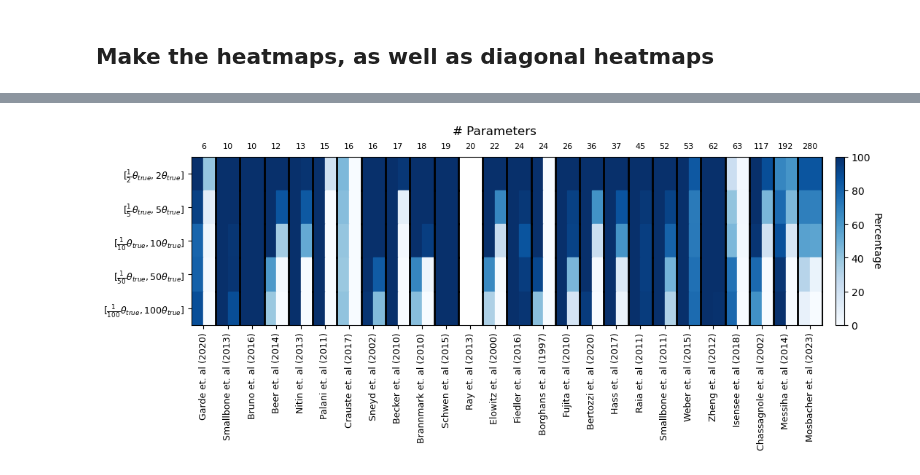
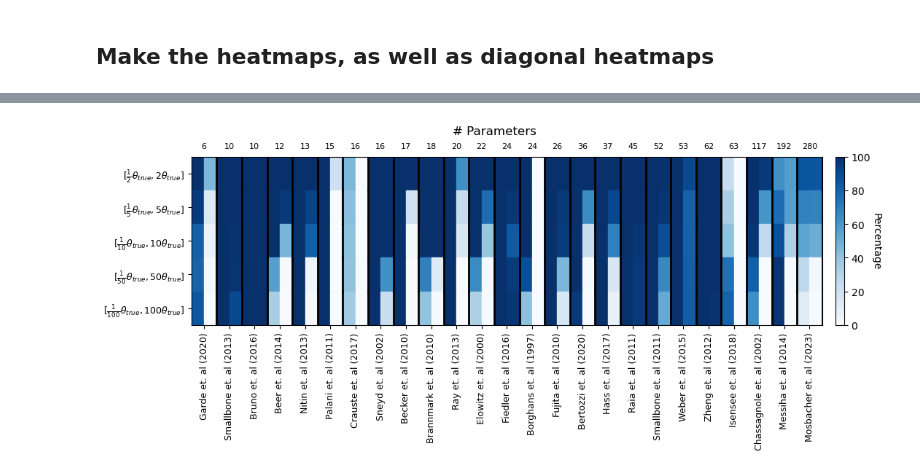
Before and after one commit to mahdi-shafiei/jaxkineticmodel, a Jupyter notebook: scripts/experiments/110924_ANALYSIS_parameterization_analysis_SBML.ipynb, the cells around one changed output, grey strips where cells are left out. Cells and saved outputs as stored; diff of their text form; code cells hidden in the pictures.

```diff
--- a/scripts/experiments/110924_ANALYSIS_parameterization_analysis_SBML.ipynb
+++ b/scripts/experiments/110924_ANALYSIS_parameterization_analysis_SBML.ipynb
@@ -325,3 +331,8 @@ sorted_model_names=list(pd.Series(n_parameter).sort_values().keys())
 heatmap_array_init=heatmap_array_init.reindex(sorted_model_names,axis=1)
 heatmap_array_succes=heatmap_array_succes.reindex(sorted_model_names,axis=1)
 sorted_params=list(pd.Series(n_parameter).sort_values().values)
+
+heatmap_array_init=heatmap_array_init.drop('Schwen_PONE2014',axis=1)
+heatmap_array_succes=heatmap_array_succes.drop('Schwen_PONE2014',axis=1)
+# n_parameter.pop("Schwen_PONE2014")
+sorted_params=list(pd.Series(n_parameter).sort_values().values)
@@ -373,33 +407,35 @@ for i in range(nrows):
 
 ax.set_xlim(0, ncols)
 ax.set_ylim(0, nrows)
 y_labels = [r"[$\frac{1}{2}\theta_{true}, 2\theta_{true}]$",
             r"[$\frac{1}{5}\theta_{true}, 5\theta_{true}]$",
             r"[$\frac{1}{10}\theta_{true}, 10\theta_{true}]$",
             r"[$\frac{1}{50}\theta_{true}, 50\theta_{true}]$",
             r"[$\frac{1}{100}\theta_{true}, 100\theta_{true}]$"]
 
 # Set y-tick positions and corresponding labels
 ax.set_yticks([4.5, 3.5, 2.5,1.5, 0.5], y_labels,fontsize=9)
 
-x_labels=[literature_names[model_name] for model_name in sorted_model_names]
-ax.set_xticks(np.arange(0,26,1)+0.5,x_labels,rotation=90,fontsize=9)
+x_labels=[literature_names[model_name] for model_name in heatmap_array_init.columns]
+ax.set_xticks(np.arange(0,25,1)+0.5,x_labels,rotation=90,fontsize=9)
 
 # Add parameter numbers at the top of each column
 for j, param_num in enumerate(sorted_params):
     ax.text(j + 0.5, nrows + 0.2, str(param_num), ha='center', va='bottom', fontsize=8)
 
 #Add labels for '# Parameters' and 'Initialization success rate' above the heatmap
 n_params = len(sorted_params)
 ax.text(n_params / 2 - 0.5, nrows + 0.6, '# Parameters', ha='center', va='bottom', fontsize=12, color='black')
 
 
 
 sm = plt.cm.ScalarMappable(cmap="Blues", norm=plt.Normalize(vmin=0, vmax=100))
 sm.set_array([])  # Dummy mappable for the colorbar
 cbar = plt.colorbar(sm, ax=ax,fraction=0.05,pad=0.02)
 cbar.set_label('Percentage', rotation=270, labelpad=10)
 # Invert y-axis to match typical matrix layout
 # ax.invert_yaxis()
+# fig.savefig("figures/heatmaps_exp1/1209_training_success_heatmap_merged.png",bbox_inches="tight")
+# fig.savefig("figures/heatmaps_exp1/1209_training_success_heatmap_merged.svg",bbox_inches="tight")
 # %% [output]
-[figure, old version]
+[figure, new version]
```
Also changed, not shown: parts of 8 cells of this notebook, 29 other files.
